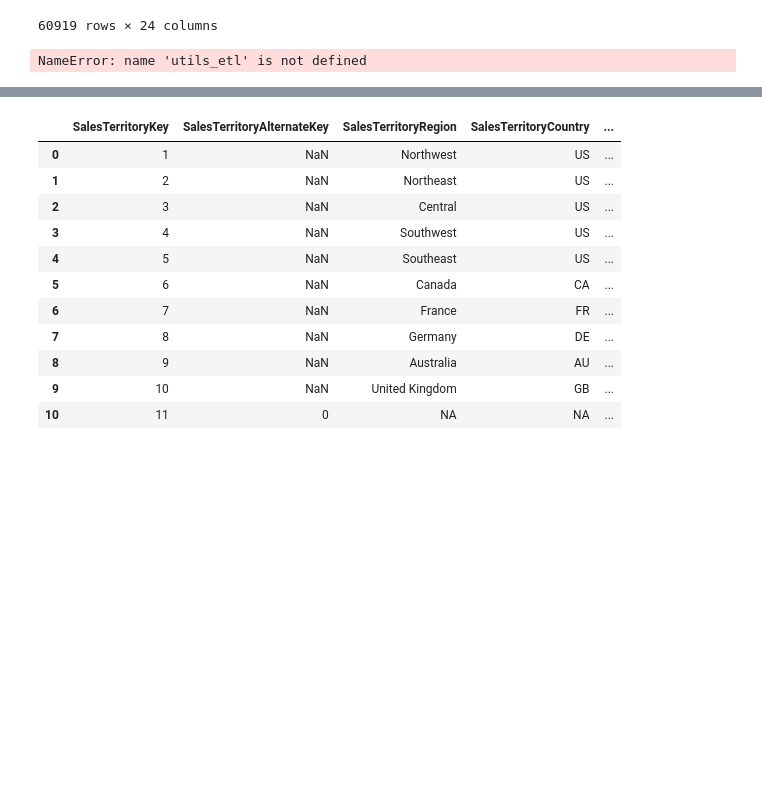
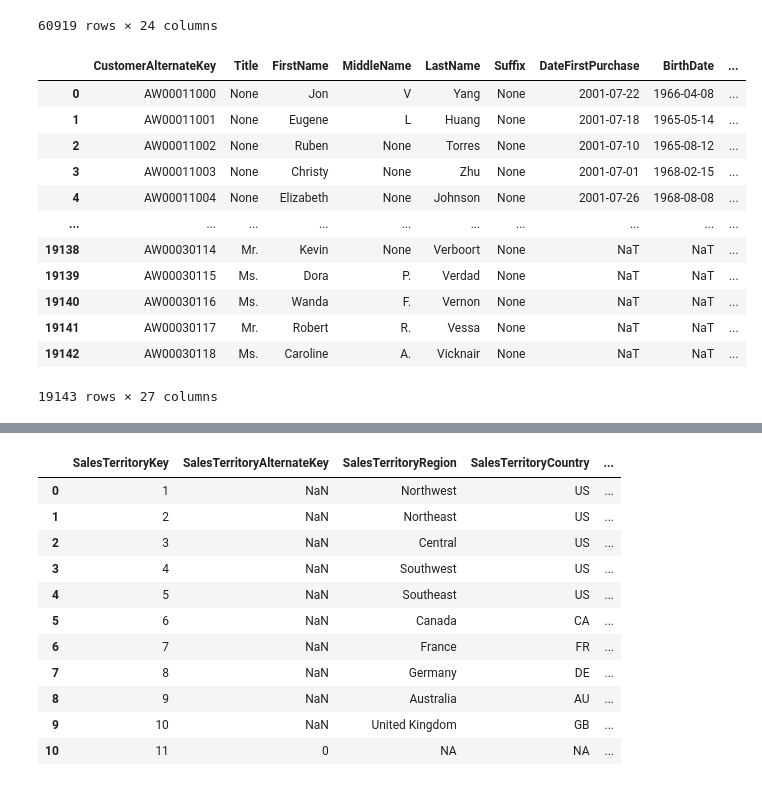
Before and after one commit to AngieJoya99/ETL-proyecto, a Jupyter notebook: pruebaConexion.ipynb, the cells around one changed output, grey strips where cells are left out. Saved outputs shown, nothing was run; the diff lists cells and outputs as text; code cells hidden in the pictures; blank space fills up the shorter version.

```diff
--- a/pruebaConexion.ipynb
+++ b/pruebaConexion.ipynb
@@ -728,9 +822,23 @@ def transformDimCustomer(person, sales):
 # %%
 dimCustomer = transformDimCustomer(
     person,
     sales)
+
+dimCustomer
 # %% [output]
+|  | CustomerAlternateKey | Title | FirstName | MiddleName | LastName | Suffix | DateFirstPurchase | BirthDate | ... |
+| 0 | AW00011000 | None | Jon | V | Yang | None | 2001-07-22 | 1966-04-08 | ... |
+| 1 | AW00011001 | None | Eugene | L | Huang | None | 2001-07-18 | 1965-05-14 | ... |
+| 2 | AW00011002 | None | Ruben | None | Torres | None | 2001-07-10 | 1965-08-12 | ... |
+| 3 | AW00011003 | None | Christy | None | Zhu | None | 2001-07-01 | 1968-02-15 | ... |
+| 4 | AW00011004 | None | Elizabeth | None | Johnson | None | 2001-07-26 | 1968-08-08 | ... |
+| ... | ... | ... | ... | ... | ... | ... | ... | ... | ... |
+| 19138 | AW00030114 | Mr. | Kevin | None | Verboort | None | NaT | NaT | ... |
+| 19139 | AW00030115 | Ms. | Dora | P. | Verdad | None | NaT | NaT | ... |
+| 19140 | AW00030116 | Ms. | Wanda | F. | Vernon | None | NaT | NaT | ... |
+| 19141 | AW00030117 | Mr. | Robert | R. | Vessa | None | NaT | NaT | ... |
+| 19142 | AW00030118 | Ms. | Caroline | A. | Vicknair | None | NaT | NaT | ... |
-NameError: name 'utils_etl' is not defined
+19143 rows × 27 columns
 # %%
 def transformFactInternetSales(product, salesOrderDetail, salesOrderHeader, customer, dimCustomer, dimCurrency, currencyRate, stateProvince, salesTaxRate):
     salesOrderDetail = salesOrderDetail.copy()
```
Also changed, not shown: parts of 4 cells of this notebook.
